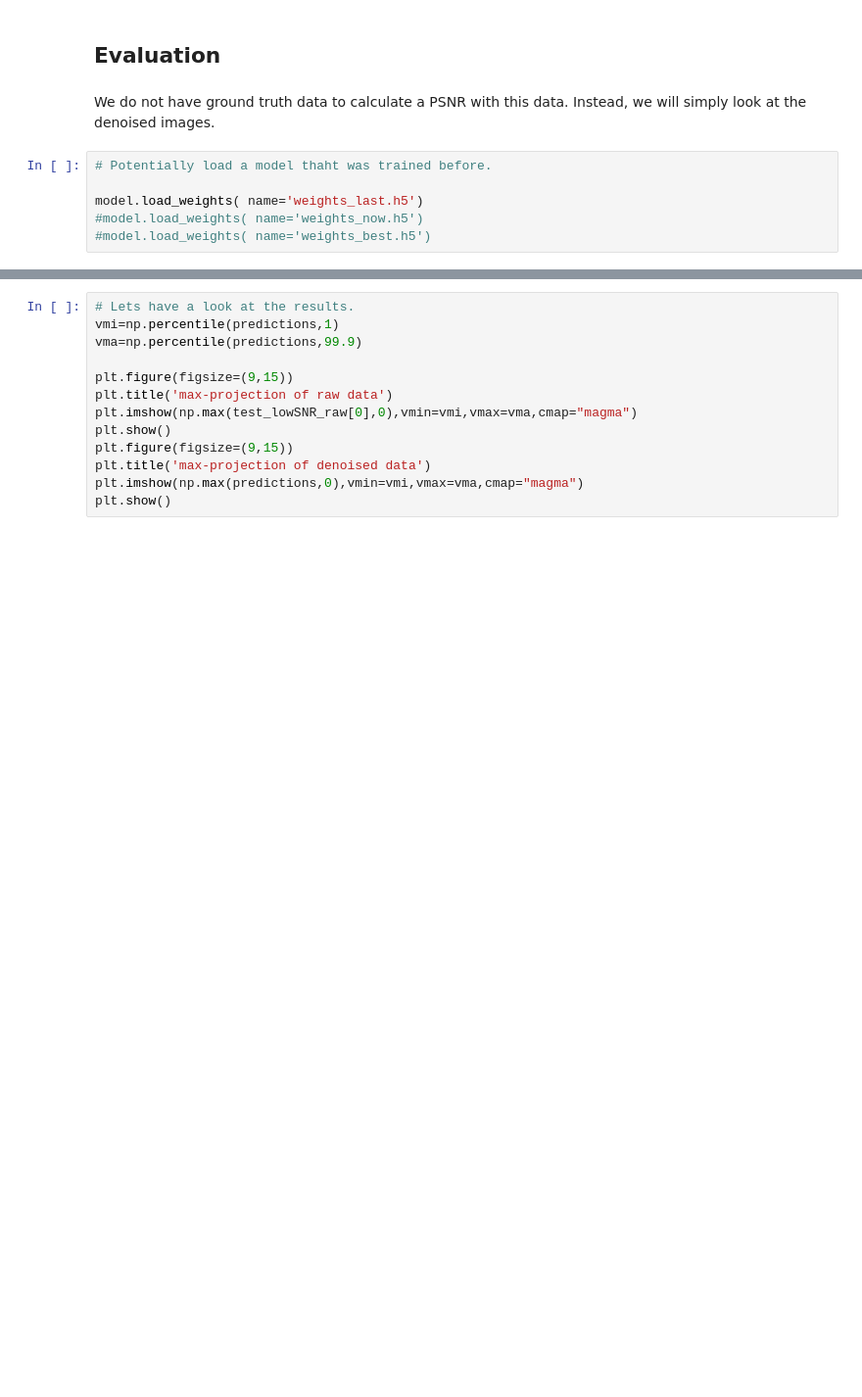
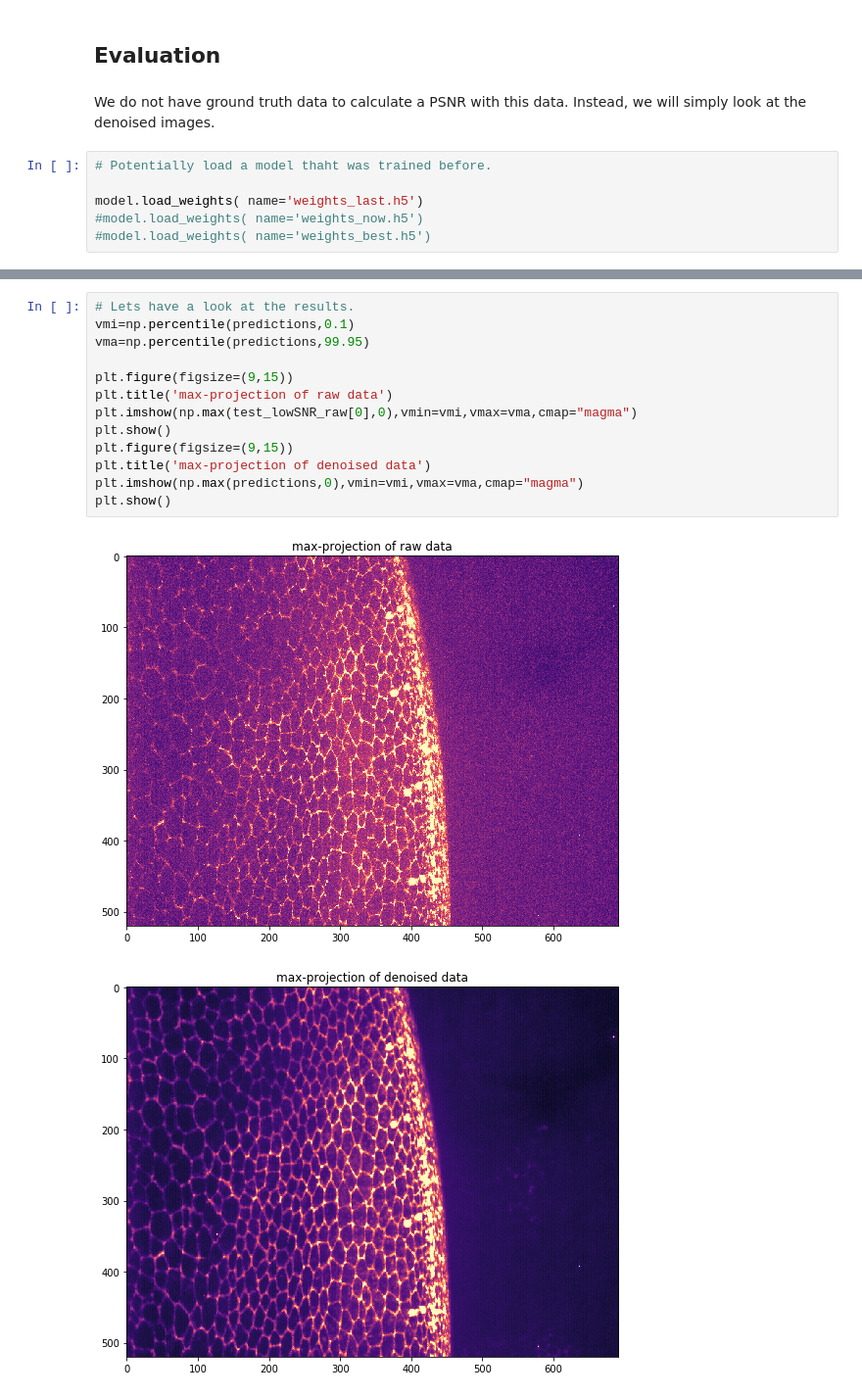
Before and after one commit to juglab/n2v, a Jupyter notebook: examples/3D/N2V_denoising3D.ipynb, the cells around one changed output, grey strips where cells are left out. Shown at 98% size. Cells and saved outputs as stored; diff of their text form; blank space fills up the shorter version.

```diff
--- a/examples/3D/N2V_denoising3D.ipynb
+++ b/examples/3D/N2V_denoising3D.ipynb
@@ -123,13 +177,16 @@ print(predictions.shape)
 # %%
 # Lets have a look at the results.
-vmi=np.percentile(predictions,1)
-vma=np.percentile(predictions,99.9)
+vmi=np.percentile(predictions,0.1)
+vma=np.percentile(predictions,99.95)
 
 plt.figure(figsize=(9,15))
 plt.title('max-projection of raw data')
 plt.imshow(np.max(test_lowSNR_raw[0],0),vmin=vmi,vmax=vma,cmap="magma")
 plt.show()
 plt.figure(figsize=(9,15))
 plt.title('max-projection of denoised data')
 plt.imshow(np.max(predictions,0),vmin=vmi,vmax=vma,cmap="magma")
 plt.show()
+# %% [output]
+[figure, added]
+[figure, added]
```
Also changed, not shown: parts of 13 cells of this notebook.
